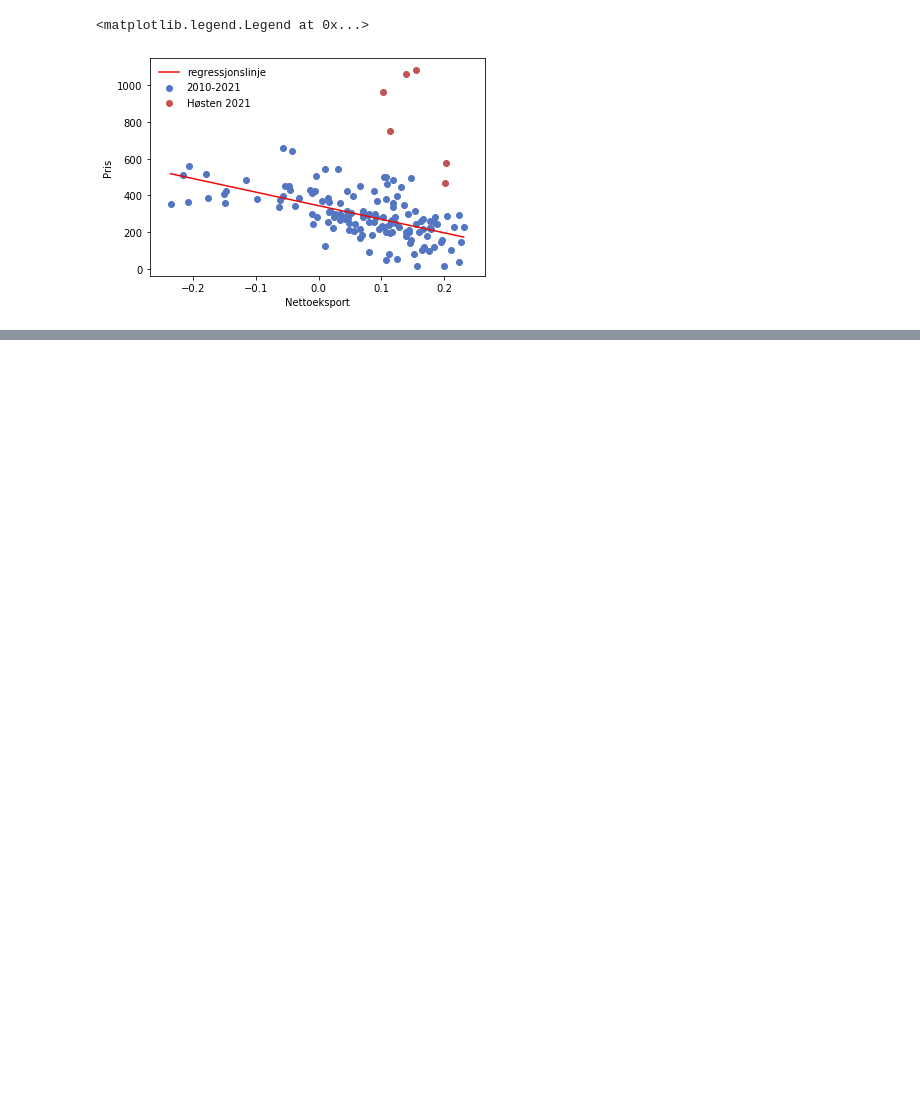
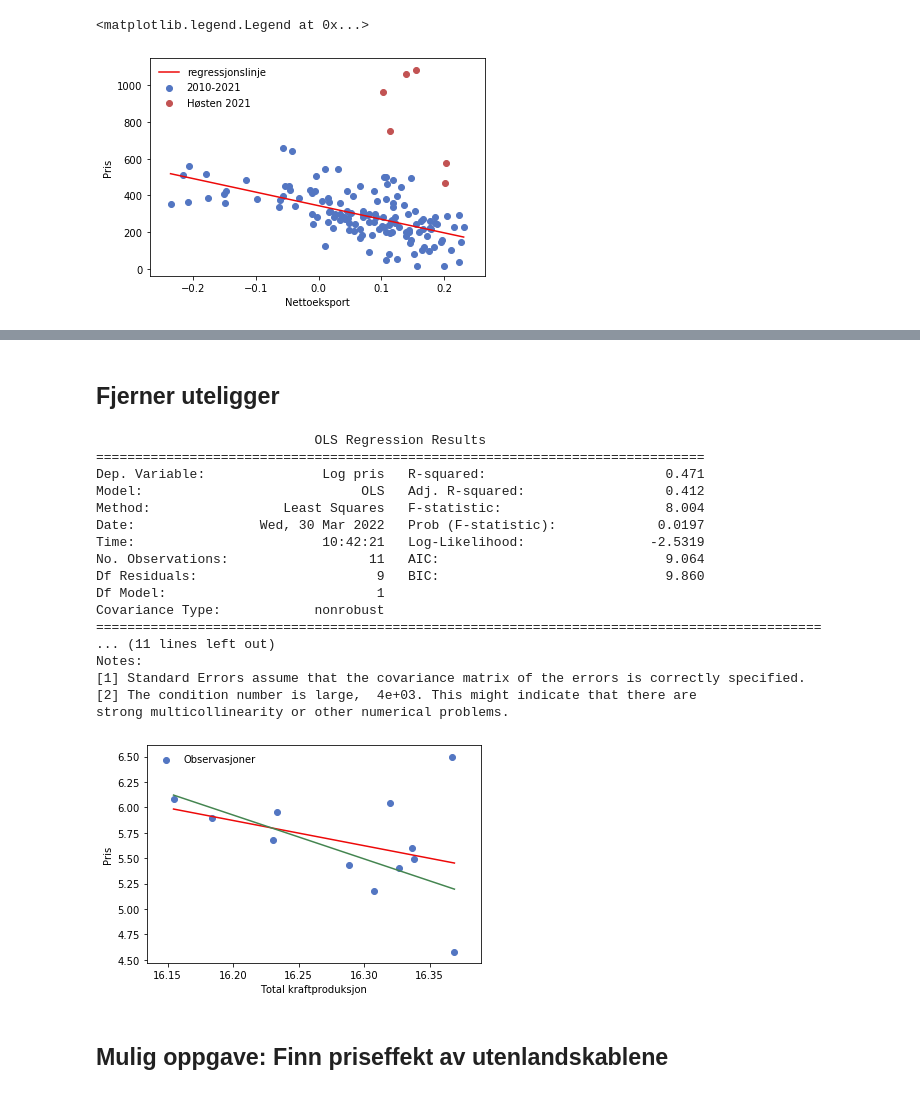
Before and after one commit to espensirnes/public, a Jupyter notebook: el.ipynb, the cells around one changed output, grey strips where cells are left out. Drawn from its saved outputs; the diff is of its cells as text; code cells hidden in the pictures; blank space fills up the shorter version.

```diff
--- a/el.ipynb
+++ b/el.ipynb
@@ -134,0 +222,37 @@ res.params[0]
+# %% [markdown]
+## Fjerner uteligger
+# %%
+flter=data_annual['År']<2021
+
+y=pd.DataFrame(data_annual['Log total kraftproduksjon'])[flter]
+y['Intercept']=1
+
+res=OLS(data_annual['Log pris'][flter],y).fit()
+
+print(res.summary())
+
+ax.plot(x,res.params[1]+res.params[0]*x , label='regressjonslinje',    color='#448550')
+
+#5. adding legend in the upper left corner:
+fig
+# %% [output]
+                            OLS Regression Results
+==============================================================================
+Dep. Variable:               Log pris   R-squared:                       0.471
+Model:                            OLS   Adj. R-squared:                  0.412
+Method:                 Least Squares   F-statistic:                     8.004
+Date:                Wed, 30 Mar 2022   Prob (F-statistic):             0.0197
+Time:                        10:42:21   Log-Likelihood:                -2.5319
+No. Observations:                  11   AIC:                             9.064
+Df Residuals:                       9   BIC:                             9.860
+Df Model:                           1
+Covariance Type:            nonrobust
+=============================================================================================
+... (11 lines left out)
+Notes:
+[1] Standard Errors assume that the covariance matrix of the errors is correctly specified.
+[2] The condition number is large,  4e+03. This might indicate that there are
+strong multicollinearity or other numerical problems.
+[figure, added]
+# %% [markdown]
+## Mulig oppgave: Finn priseffekt av utenlandskablene
```
Also changed, not shown: parts of 10 cells of this notebook.
